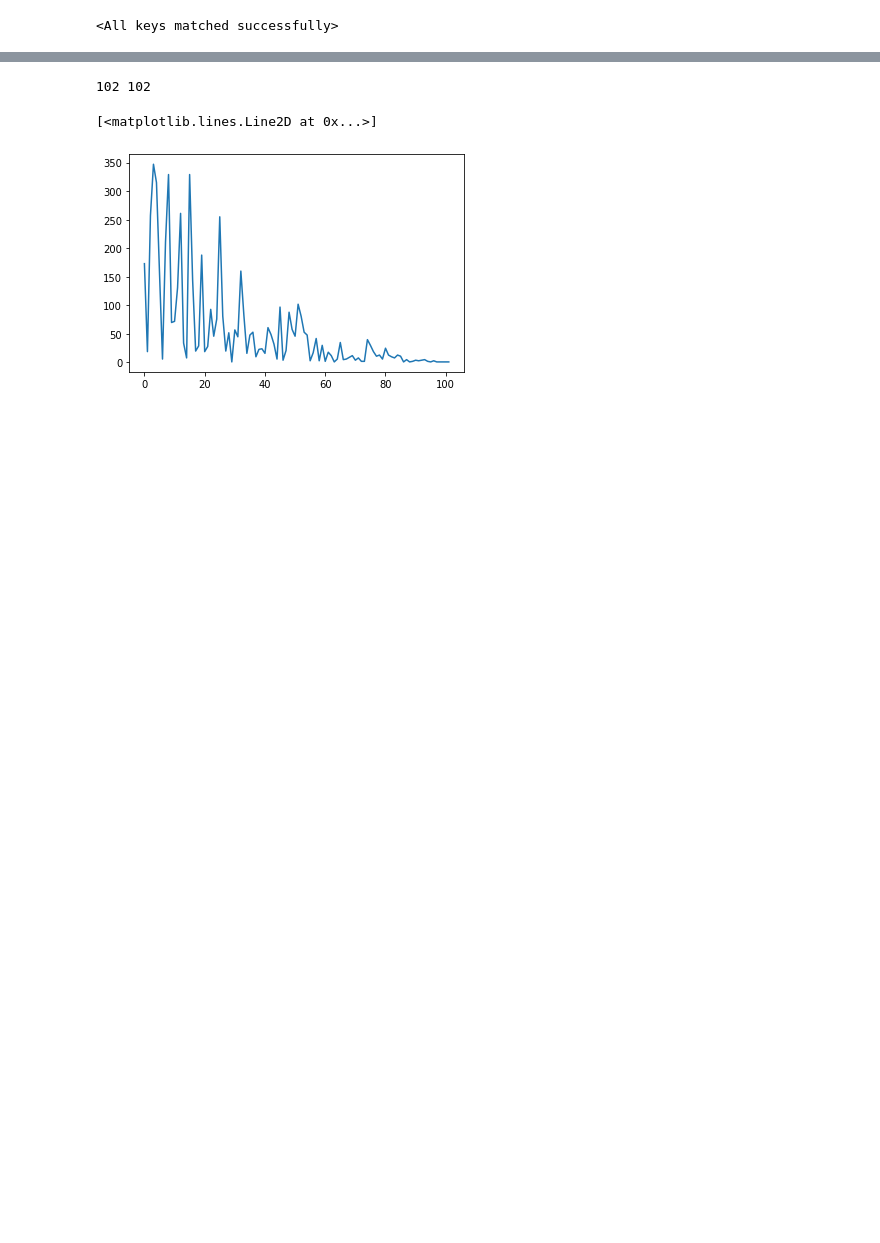
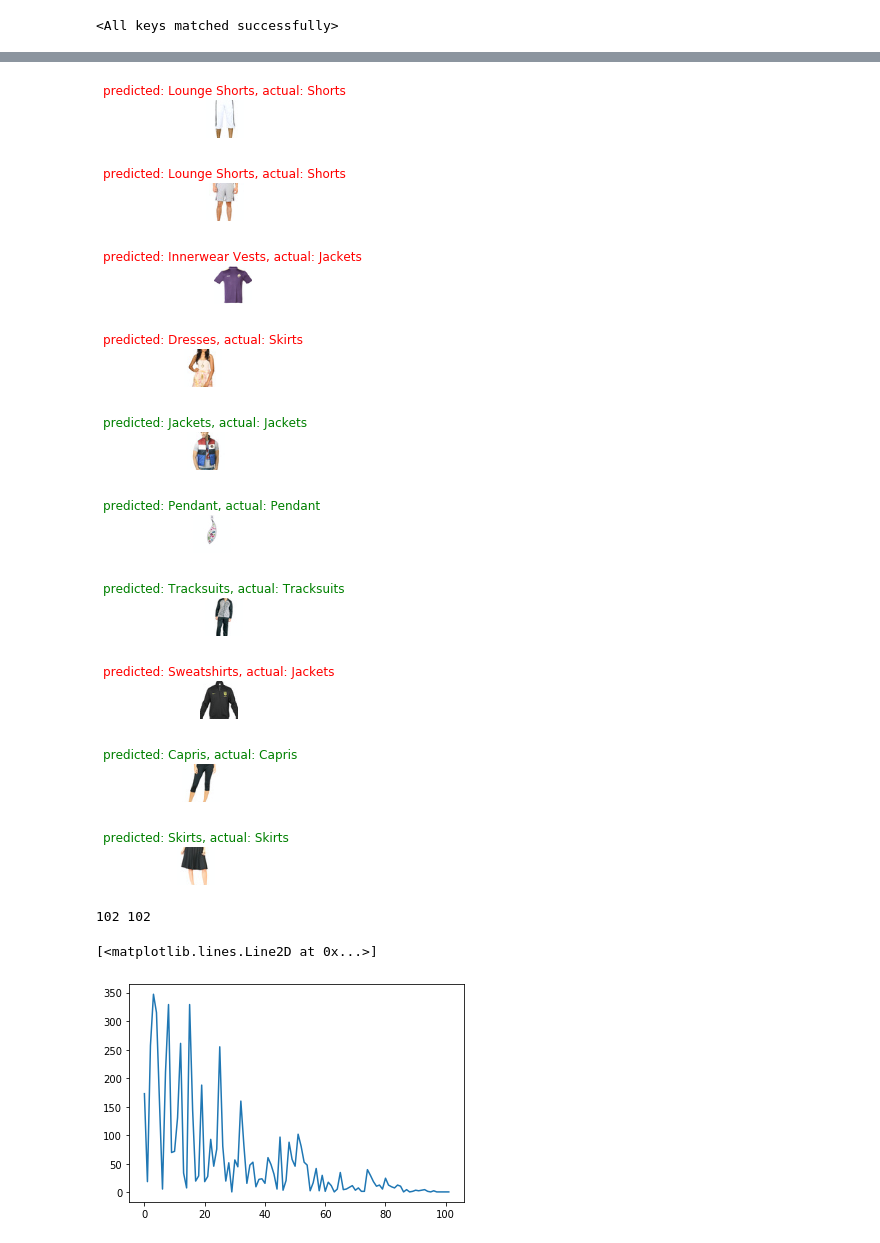
Before and after one commit to uditarora/fashion-product-classification, a Jupyter notebook: visualize.ipynb, the cells around one changed output, grey strips where cells are left out. Cells and saved outputs as stored; diff of their text form; code cells hidden in the pictures; blank space fills up the shorter version.

```diff
--- a/visualize.ipynb
+++ b/visualize.ipynb
@@ -102,3 +118,37 @@ visualize_model(trainer_ft.model, dataloaders_ft, num_images=10)
+# %%
+classes_top = ['Headband',
+ 'Wristbands',
+ 'Jewellery Set',
+ 'Waistcoat',
+ 'Umbrellas',
+ 'Travel Accessory',
+ 'Pendant',
+ 'Churidar',
+ 'Jackets',
+ 'Shorts',
+ 'Mufflers',
+ 'Gloves',
+ 'Skirts',
+ 'Dupatta',
+ 'Trousers',
+ 'Stoles',
+ 'Tracksuits',
+ 'Capris',
+ 'Bracelet',
+ 'Bangle']
+
+visualize_model(model, dataloader_ft, num_images=10, classes=classes_top)
+# %% [output]
+[figure, added]
+[figure, added]
+[figure, added]
+[figure, added]
+[figure, added]
+[figure, added]
+[figure, added]
+[figure, added]
+[figure, added]
+[figure, added]
 # %%
 from collections import Counter
 
```
Also changed, not shown: parts of 7 cells of this notebook.
